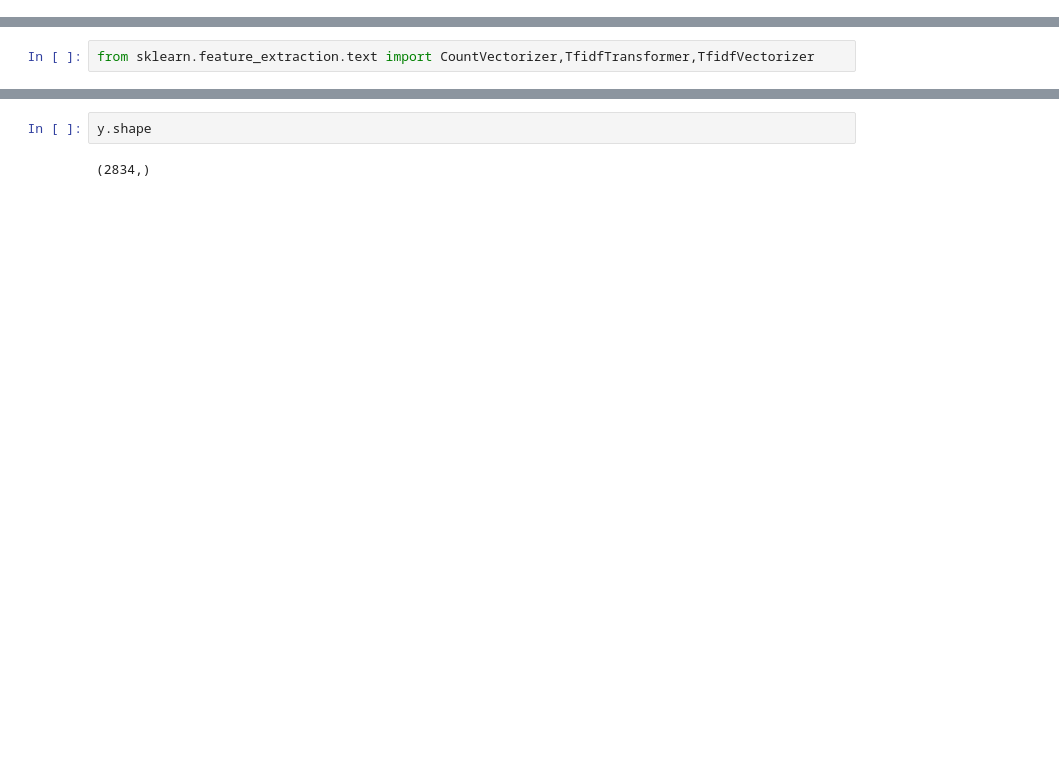
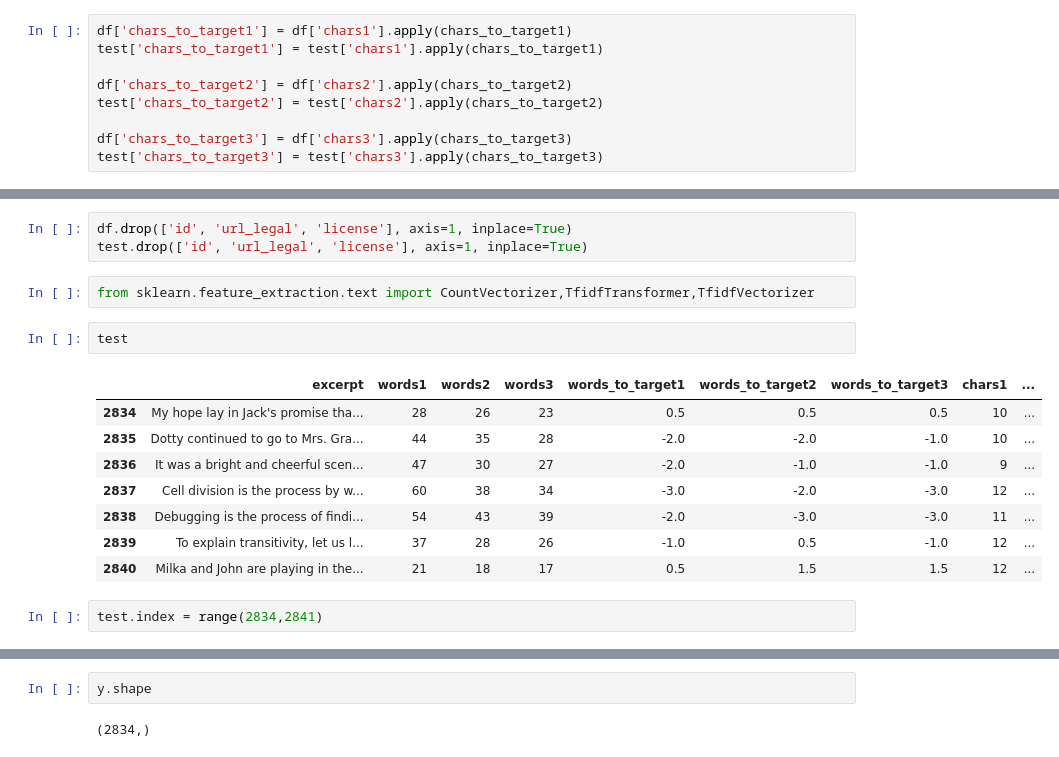
Before and after one commit to arun728/Machine-Learning, a Jupyter notebook: Hackathons/commonlitreadabilityprize/Text Readability Score.ipynb, the cells around one changed output, grey strips where cells are left out. Cells and saved outputs as stored; diff of their text form; blank space fills up the shorter version.

```diff
--- a/Hackathons/commonlitreadabilityprize/Text Readability Score.ipynb
+++ b/Hackathons/commonlitreadabilityprize/Text Readability Score.ipynb
@@ -353,3 +345,12 @@ df['chars_to_target3'] = df['chars3'].apply(chars_to_target3)
+# %%
+df['chars_to_target1'] = df['chars1'].apply(chars_to_target1)
+test['chars_to_target1'] = test['chars1'].apply(chars_to_target1)
+
+df['chars_to_target2'] = df['chars2'].apply(chars_to_target2)
+test['chars_to_target2'] = test['chars2'].apply(chars_to_target2)
+
+df['chars_to_target3'] = df['chars3'].apply(chars_to_target3)
+test['chars_to_target3'] = test['chars3'].apply(chars_to_target3)
 # %%
 df.head()
 # %% [output]
@@ -612,3 +616,19 @@ Index(['id', 'url_legal', 'license', 'excerpt', 'target', 'standard_error',
       dtype='object')
+# %%
+df.drop(['id', 'url_legal', 'license'], axis=1, inplace=True)
+test.drop(['id', 'url_legal', 'license'], axis=1, inplace=True)
 # %%
 from sklearn.feature_extraction.text import CountVectorizer,TfidfTransformer,TfidfVectorizer
+# %%
+test
+# %% [output]
+|  | excerpt | words1 | words2 | words3 | words_to_target1 | words_to_target2 | words_to_target3 | chars1 | ... |
+| 2834 | My hope lay in Jack's promise tha... | 28 | 26 | 23 | 0.5 | 0.5 | 0.5 | 10 | ... |
+| 2835 | Dotty continued to go to Mrs. Gra... | 44 | 35 | 28 | -2.0 | -2.0 | -1.0 | 10 | ... |
+| 2836 | It was a bright and cheerful scen... | 47 | 30 | 27 | -2.0 | -1.0 | -1.0 | 9 | ... |
+| 2837 | Cell division is the process by w... | 60 | 38 | 34 | -3.0 | -2.0 | -3.0 | 12 | ... |
+| 2838 | Debugging is the process of findi... | 54 | 43 | 39 | -2.0 | -3.0 | -3.0 | 11 | ... |
+| 2839 | To explain transitivity, let us l... | 37 | 28 | 26 | -1.0 | 0.5 | -1.0 | 12 | ... |
+| 2840 | Milka and John are playing in the... | 21 | 18 | 17 | 0.5 | 1.5 | 1.5 | 12 | ... |
+# %%
+test.index = range(2834,2841)
```
Also changed, not shown: parts of 60 cells of this notebook, 20 other files.
